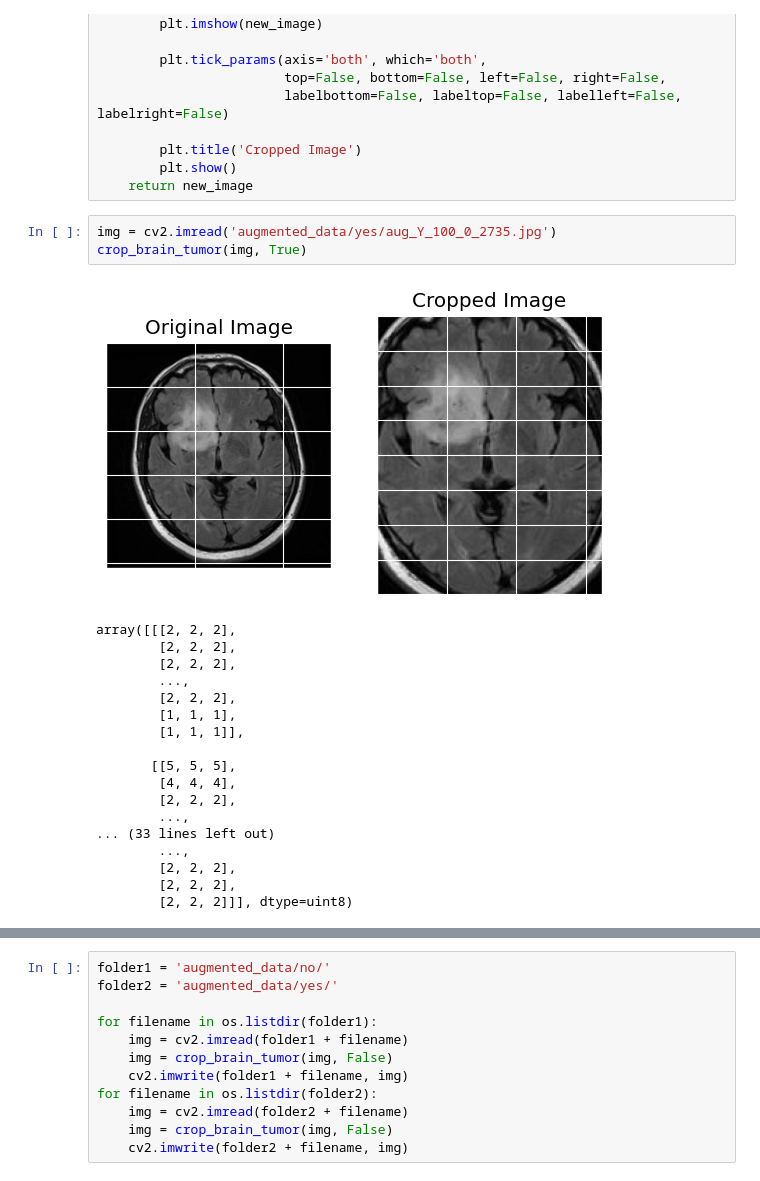
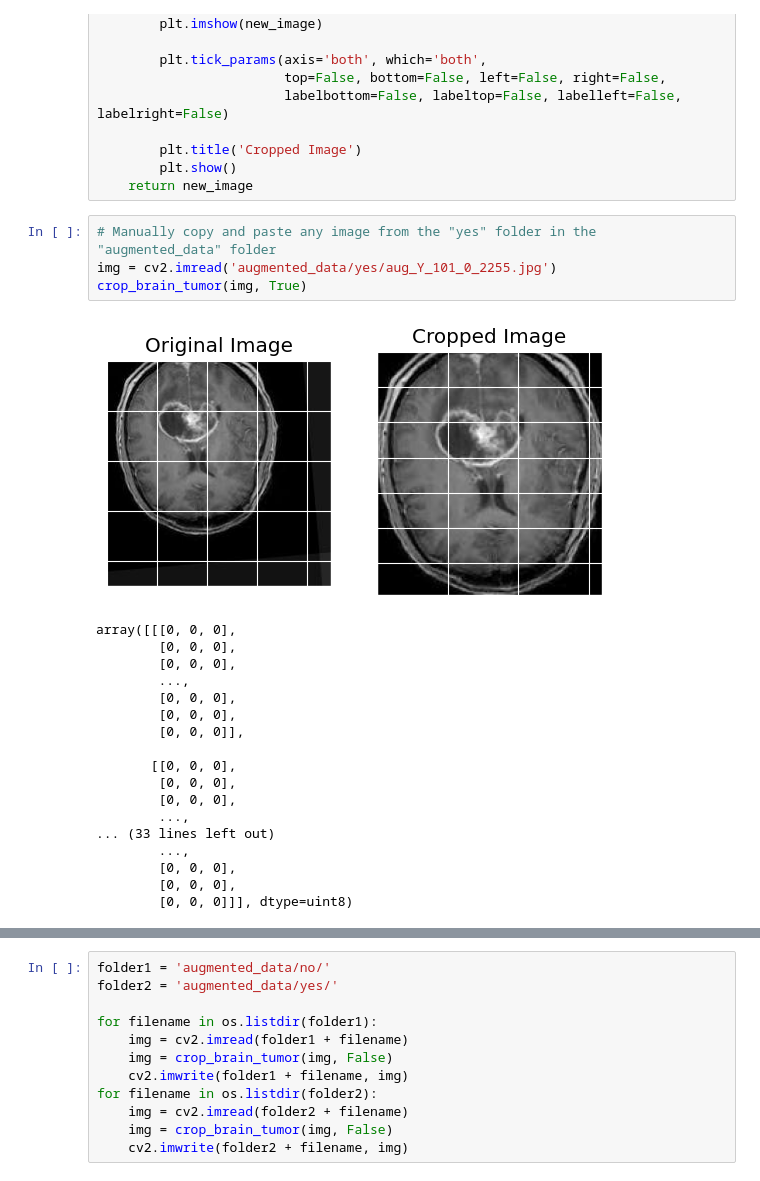
Before and after one commit to mikemwai/oncolyticnet, a Jupyter notebook: oncolyticnet.ipynb, the cells around one changed output, grey strips where cells are left out. Cells and saved outputs as stored; diff of their text form.

```diff
--- a/oncolyticnet.ipynb
+++ b/oncolyticnet.ipynb
@@ -225,25 +251,26 @@ def crop_brain_tumor(image, plot=False):
         plt.show()
     return new_image
 # %%
-img = cv2.imread('augmented_data/yes/aug_Y_100_0_2735.jpg')
+# Manually copy and paste any image from the "yes" folder in the "augmented_data" folder
+img = cv2.imread('augmented_data/yes/aug_Y_101_0_2255.jpg')
 crop_brain_tumor(img, True)
 # %% [output]
-[figure, old version]
+[figure, new version]
-array([[[2, 2, 2],
-        [2, 2, 2],
-        [2, 2, 2],
+array([[[0, 0, 0],
+        [0, 0, 0],
+        [0, 0, 0],
         ...,
-        [2, 2, 2],
-        [1, 1, 1],
-        [1, 1, 1]],
+        [0, 0, 0],
+        [0, 0, 0],
+        [0, 0, 0]],
 
-       [[5, 5, 5],
-        [4, 4, 4],
-        [2, 2, 2],
+       [[0, 0, 0],
+        [0, 0, 0],
+        [0, 0, 0],
         ...,
 ... (33 lines left out)
         ...,
-        [2, 2, 2],
-        [2, 2, 2],
-        [2, 2, 2]]], dtype=uint8)
+        [0, 0, 0],
+        [0, 0, 0],
+        [0, 0, 0]]], dtype=uint8)
 # %%
```
Also changed, not shown: parts of 9 cells of this notebook, 1 other file.
